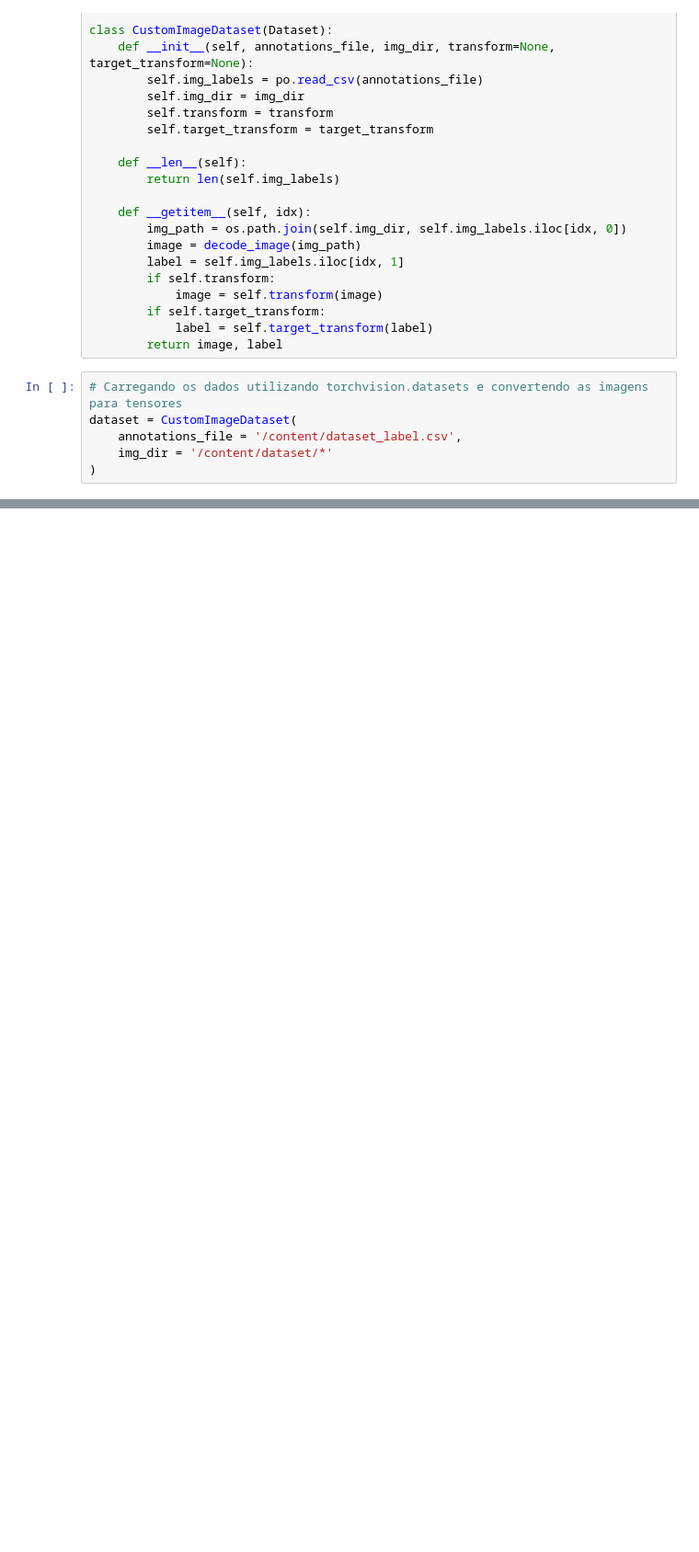
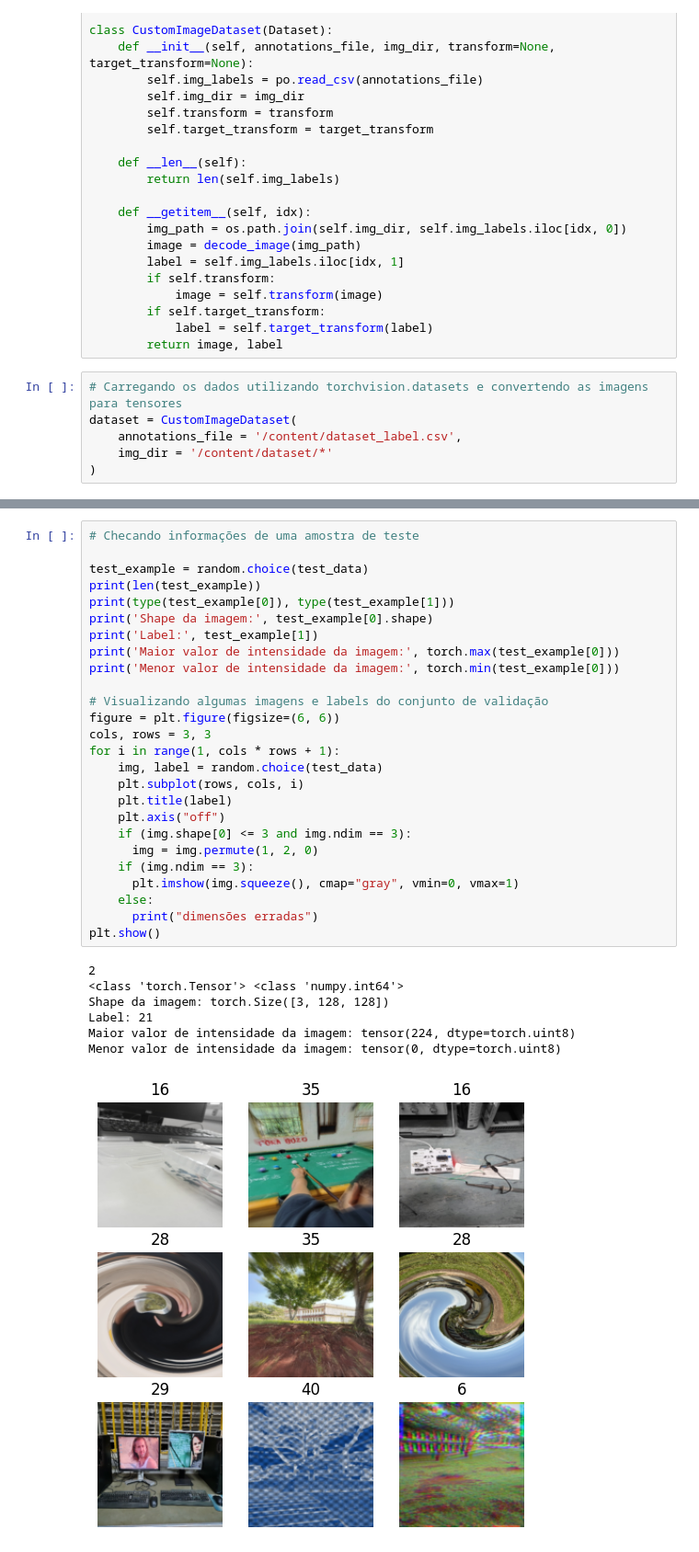
Before and after one commit to UNICAMP-EA979/2026s1-projetopi-e2-f250397, a Jupyter notebook: Atividade.ipynb, the cells around one changed output, grey strips where cells are left out. Shown at 92% size. Drawn from its saved outputs; the diff is of its cells as text; blank space fills up the shorter version.

```diff
--- a/Atividade.ipynb
+++ b/Atividade.ipynb
@@ -263 +284,35 @@ Menor valor de intensidade da imagem: tensor(0, dtype=torch.uint8)
+# %%
+# Checando informações de uma amostra de teste
+
+test_example = random.choice(test_data)
+print(len(test_example))
+print(type(test_example[0]), type(test_example[1]))
+print('Shape da imagem:', test_example[0].shape)
+print('Label:', test_example[1])
+print('Maior valor de intensidade da imagem:', torch.max(test_example[0]))
+print('Menor valor de intensidade da imagem:', torch.min(test_example[0]))
+
+# Visualizando algumas imagens e labels do conjunto de validação
+figure = plt.figure(figsize=(6, 6))
+cols, rows = 3, 3
+for i in range(1, cols * rows + 1):
+    img, label = random.choice(test_data)
+    plt.subplot(rows, cols, i)
+    plt.title(label)
+    plt.axis("off")
+    if (img.shape[0] <= 3 and img.ndim == 3):
+      img = img.permute(1, 2, 0)
+    if (img.ndim == 3):
+      plt.imshow(img.squeeze(), cmap="gray", vmin=0, vmax=1)
+    else:
+      print("dimensões erradas")
+plt.show()
+# %% [output]
+2
+<class 'torch.Tensor'> <class 'numpy.int64'>
+Shape da imagem: torch.Size([3, 128, 128])
+Label: 21
+Maior valor de intensidade da imagem: tensor(224, dtype=torch.uint8)
+Menor valor de intensidade da imagem: tensor(0, dtype=torch.uint8)
+[figure, added]
 # %%
```
Also changed, not shown: parts of 14 cells of this notebook.
